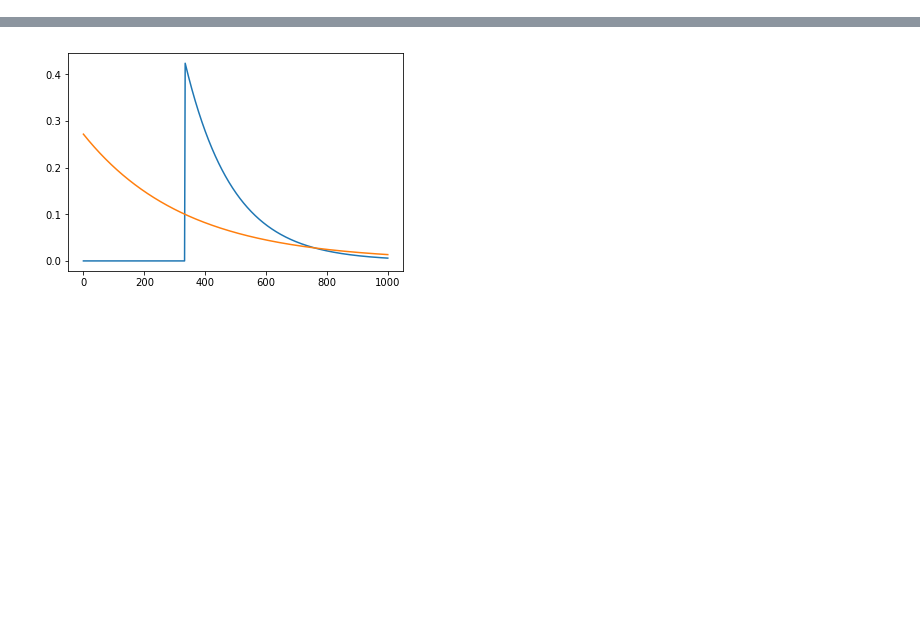
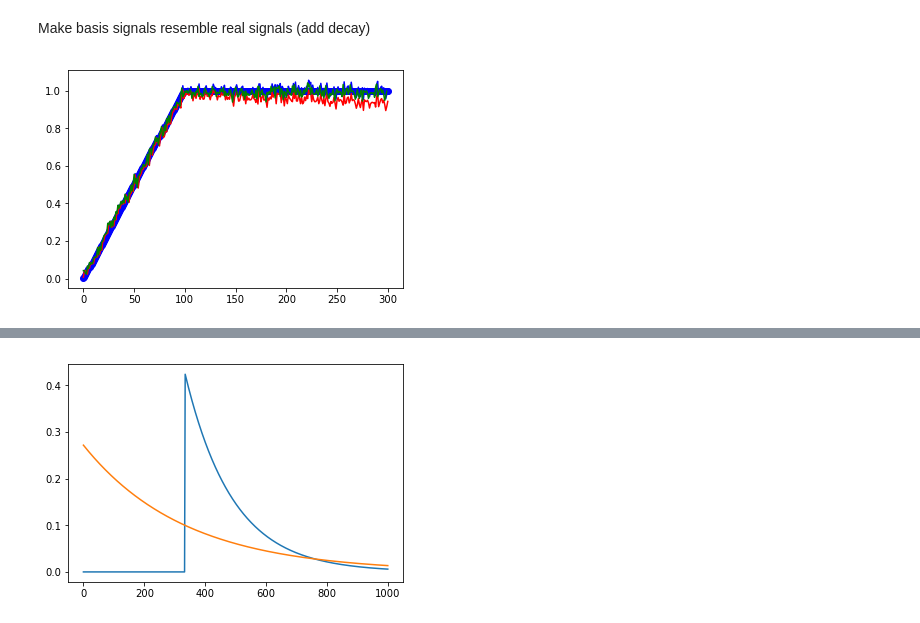
Before and after one commit to jmsz/posres, a Jupyter notebook: test.ipynb, the cells around one changed output, grey strips where cells are left out. Drawn from its saved outputs; the diff is of its cells as text; code cells hidden in the pictures; blank space fills up the shorter version.

```diff
--- a/test.ipynb
+++ b/test.ipynb
@@ -28,0 +114,25 @@ import scipy.stats as stats
+# %% [markdown]
+Make basis signals resemble real signals (add decay)
+# %%
+def make_sample_signal():
+    sig = [0] * 301
+    rise = np.linspace(0, 1, 100)
+    sig[0:100] = rise
+    sig[100:301] = [1] * (301-100)
+    return sig
+
+sig = make_sample_signal()
+sig = moving_avg_filter(sig)
+sig = moving_avg_filter(sig)
+plt.plot(sig, 'bo')
+sig = add_noise(sig, 0.02)
+plt.plot(sig, 'b')
+sig = add_exp_decay(sig)
+plt.plot(sig, 'r')
+sig = decay_correction(sig, 4400)
+plt.plot(sig, 'g')
+#plt.xlim([90,150])
+#plt.ylim([0.9,1.02])
+plt.show()
+# %% [output]
+[figure, added]
```
Also changed, not shown: parts of 11 cells of this notebook.
